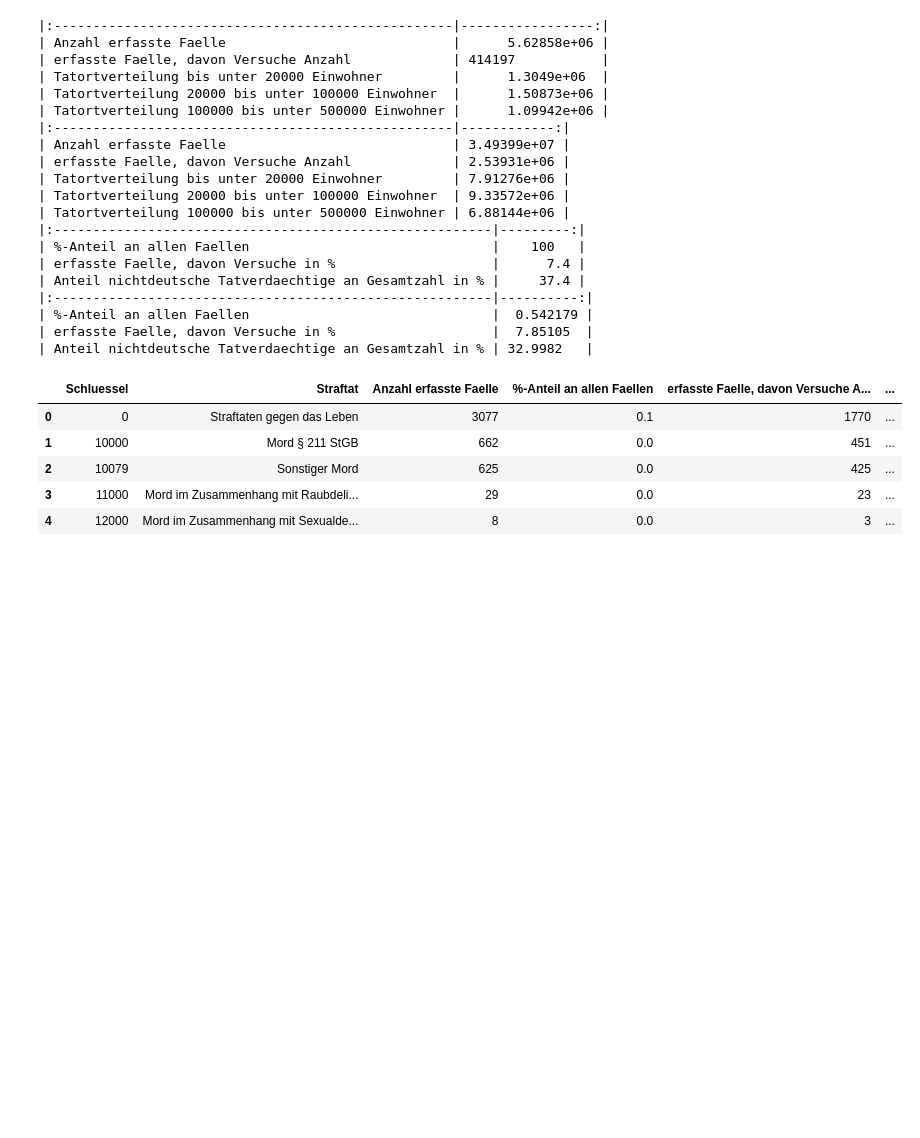
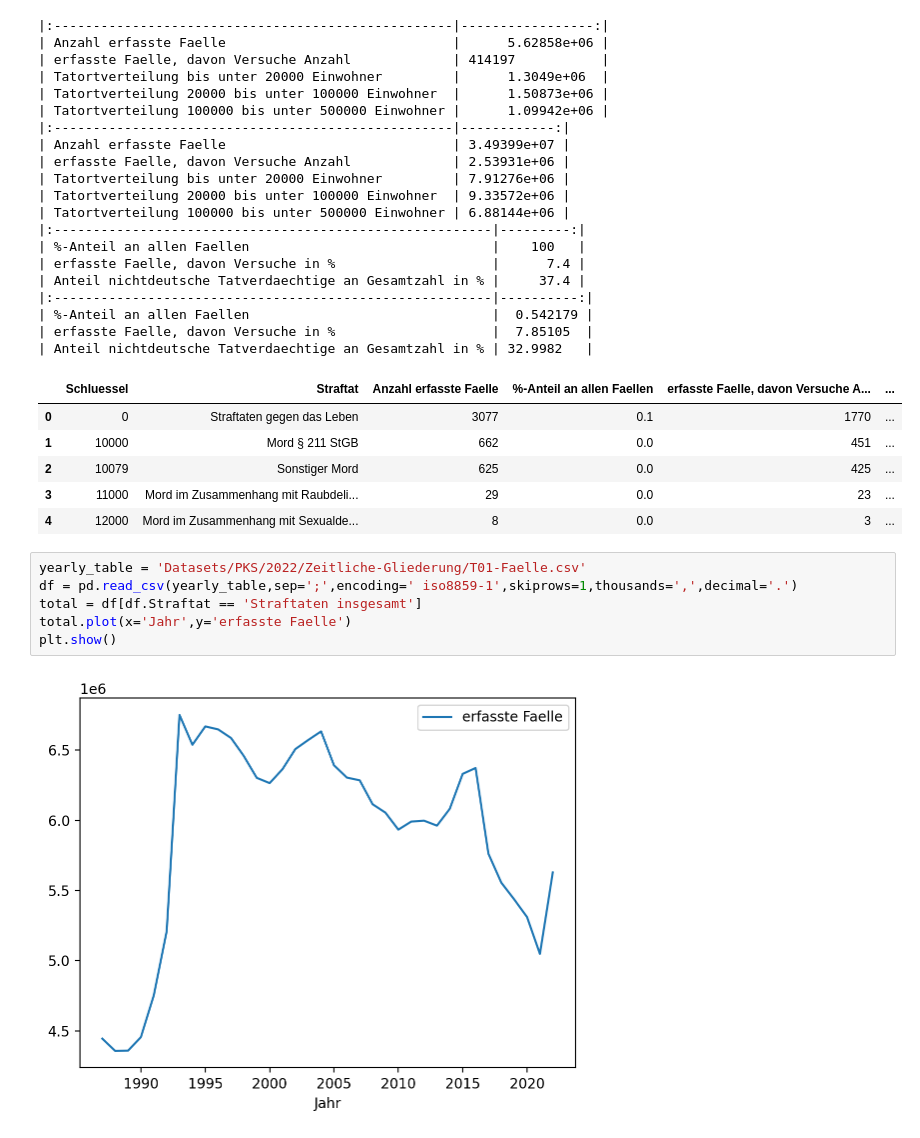
Before and after one commit to LukaslWeber/DataLit-Crime-Project, a Jupyter notebook: exploraton.ipynb, the cells around one changed output. Saved outputs shown, nothing was run; the diff lists cells and outputs as text; blank space fills up the shorter version.

Commit message:
look at more tables

```diff
--- a/exploraton.ipynb
+++ b/exploraton.ipynb
@@ -43,3 +44,11 @@ df.head()
 | 2 | 10079 | Sonstiger Mord | 625 | 0.0 | 425 | ... |
 | 3 | 11000 | Mord im Zusammenhang mit Raubdeli... | 29 | 0.0 | 23 | ... |
 | 4 | 12000 | Mord im Zusammenhang mit Sexualde... | 8 | 0.0 | 3 | ... |
+# %%
+yearly_table = 'Datasets/PKS/2022/Zeitliche-Gliederung/T01-Faelle.csv'
+df = pd.read_csv(yearly_table,sep=';',encoding=' iso8859-1',skiprows=1,thousands=',',decimal='.')
+total = df[df.Straftat == 'Straftaten insgesamt']
+total.plot(x='Jahr',y='erfasste Faelle')
+plt.show()
+# %% [output]
+[figure, added]
```
Also changed, not shown: parts of 4 cells of this notebook.
